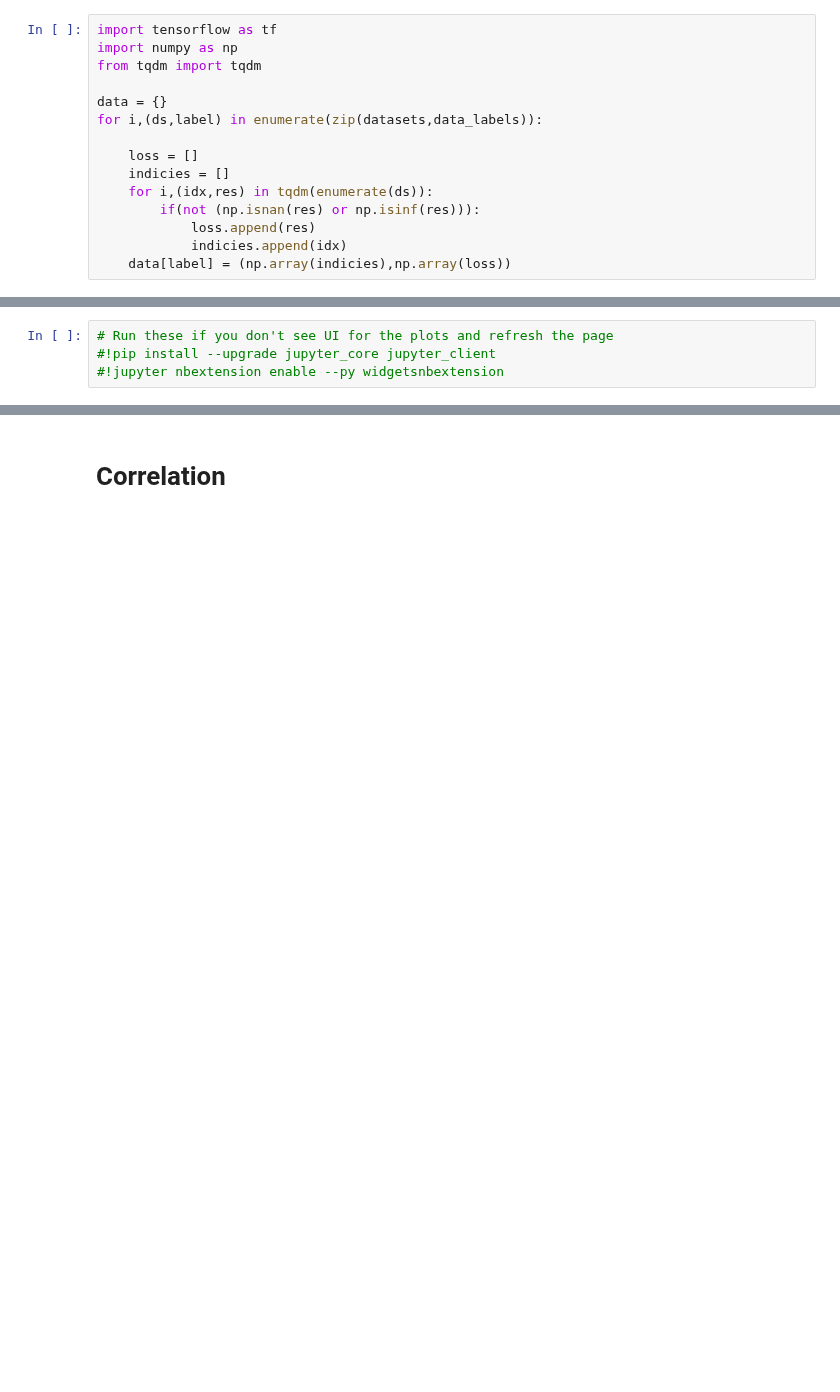
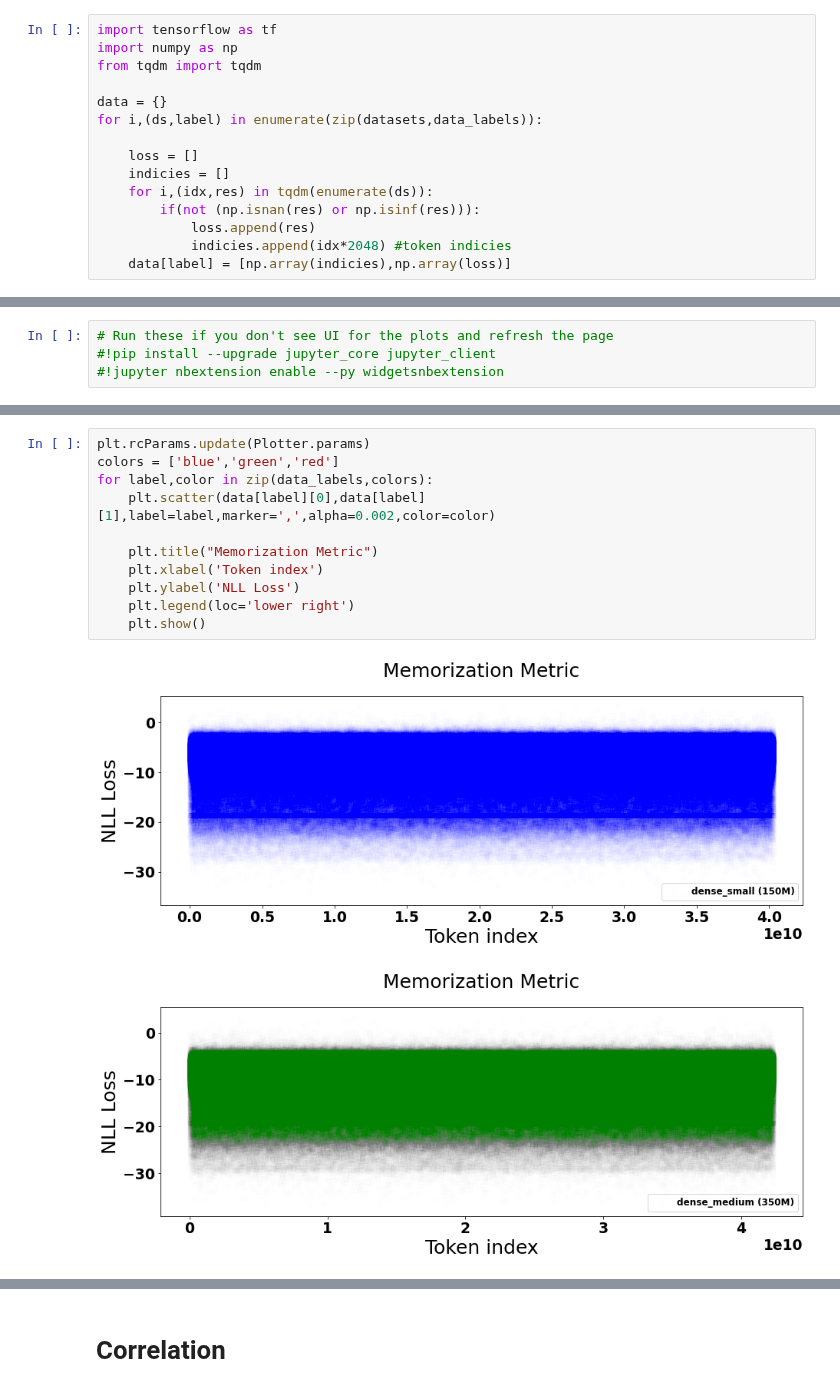
Before and after one commit to EleutherAI/gpt-neox, a Jupyter notebook: eda.ipynb, the cells around one changed output, grey strips where cells are left out. Drawn from its saved outputs; the diff is of its cells as text; blank space fills up the shorter version.

Commit message:
more plotting options

```diff
--- a/eda.ipynb
+++ b/eda.ipynb
@@ -27,8 +27,8 @@ for i,(ds,label) in enumerate(zip(datasets,data_labels)):
     for i,(idx,res) in tqdm(enumerate(ds)):
         if(not (np.isnan(res) or np.isinf(res))):
             loss.append(res)
-            indicies.append(idx)
-    data[label] = (np.array(indicies),np.array(loss))
+            indicies.append(idx*2048) #token indicies
+    data[label] = [np.array(indicies),np.array(loss)]
 # %% [markdown]
 # Memorization Metric plots
 > Plotting average values of memorization metric over a bucketed range of values
@@ -152,0 +171,14 @@ VBox(children=(Output(), IntSlider(value=46, description='Bins', layout=Layout(w
+# %%
+plt.rcParams.update(Plotter.params)
+colors = ['blue','green','red']
+for label,color in zip(data_labels,colors):
+    plt.scatter(data[label][0],data[label][1],label=label,marker=',',alpha=0.002,color=color)
+
+    plt.title("Memorization Metric")
+    plt.xlabel('Token index')
+    plt.ylabel('NLL Loss')
+    plt.legend(loc='lower right')
+    plt.show()
+# %% [output]
+[figure, added]
+[figure, added]
```
Also changed, not shown: parts of 7 cells of this notebook.
